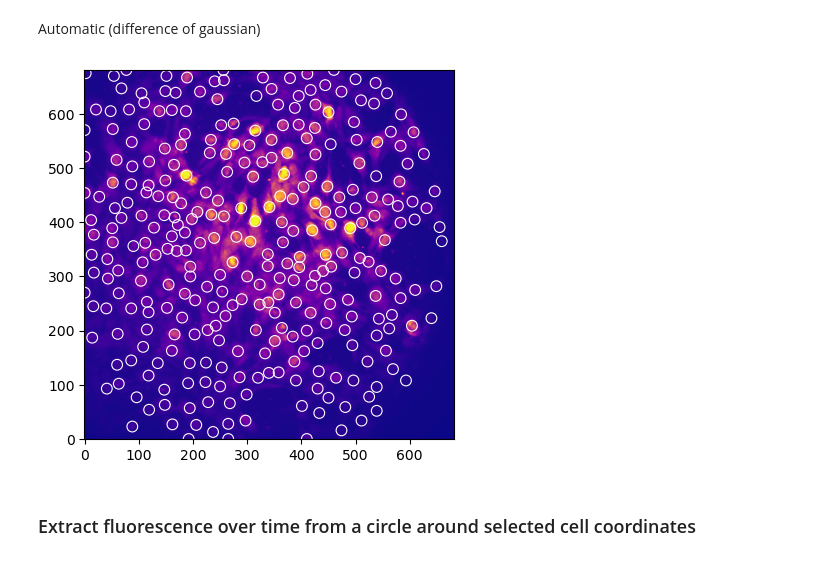
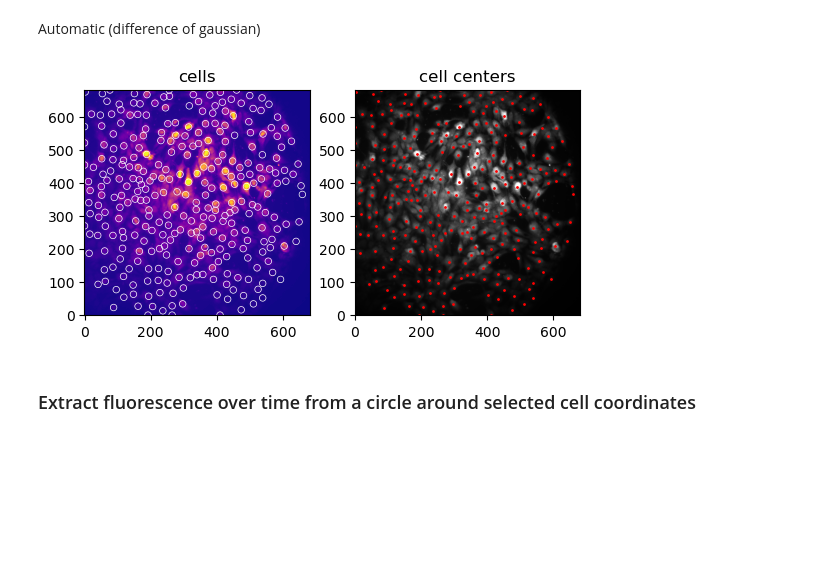
Before and after one commit to kath3rine/research, a Jupyter notebook: DFFpython.ipynb, the cells around one changed output. Saved outputs shown, nothing was run; the diff lists cells and outputs as text; code cells hidden in the pictures; blank space fills up the shorter version.

Commit message:
cell centers

```diff
--- a/DFFpython.ipynb
+++ b/DFFpython.ipynb
@@ -90,15 +90,26 @@ Automatic (difference of gaussian)
 # %%
 blobs_dog = blob_dog(mean_img, min_sigma=7, max_sigma=10, threshold=0.005)
 blobs_dog[:, 2] = blobs_dog[:, 2] * np.sqrt(2)
 
-ax = plt.gca()
+fig2, (ax, ax2) = plt.subplots(1, 2)
+
+# ax = plt.gca()
+ax.set_title("cells")
 ax.imshow(mean_img,origin='lower', cmap="plasma")
 for cnt in range (0, len(blobs_dog)):
-    c = plt.Circle((blobs_dog[cnt][1], blobs_dog[cnt][0]), blobs_dog[cnt][2], color='white', linewidth=0.8, fill=False)
+    c = plt.Circle((blobs_dog[cnt][1], blobs_dog[cnt][0]), blobs_dog[cnt][2], color='white', linewidth=0.5, fill=False)
     ax.add_patch(c)
-plt.show()
+
+ax2.imshow(mean_img,origin='lower', cmap="gray")
+ax2.xlim=(0, 682)
+ax2.ylim=(0, 682)
+ax2.set_aspect('equal')
+ax2.set_facecolor("black")
+ax2.set_title("cell centers")
+for i in range(0, len(blobs_dog)):
+    ax2.plot(blobs_dog[i][1], blobs_dog[i][0], marker="o", c="red", markersize=1)
 # %% [output]
-[figure, old version]
+[figure, new version]
 # %% [markdown]
 ### Extract fluorescence over time from a circle around selected cell coordinates
 # %% [markdown]
```
